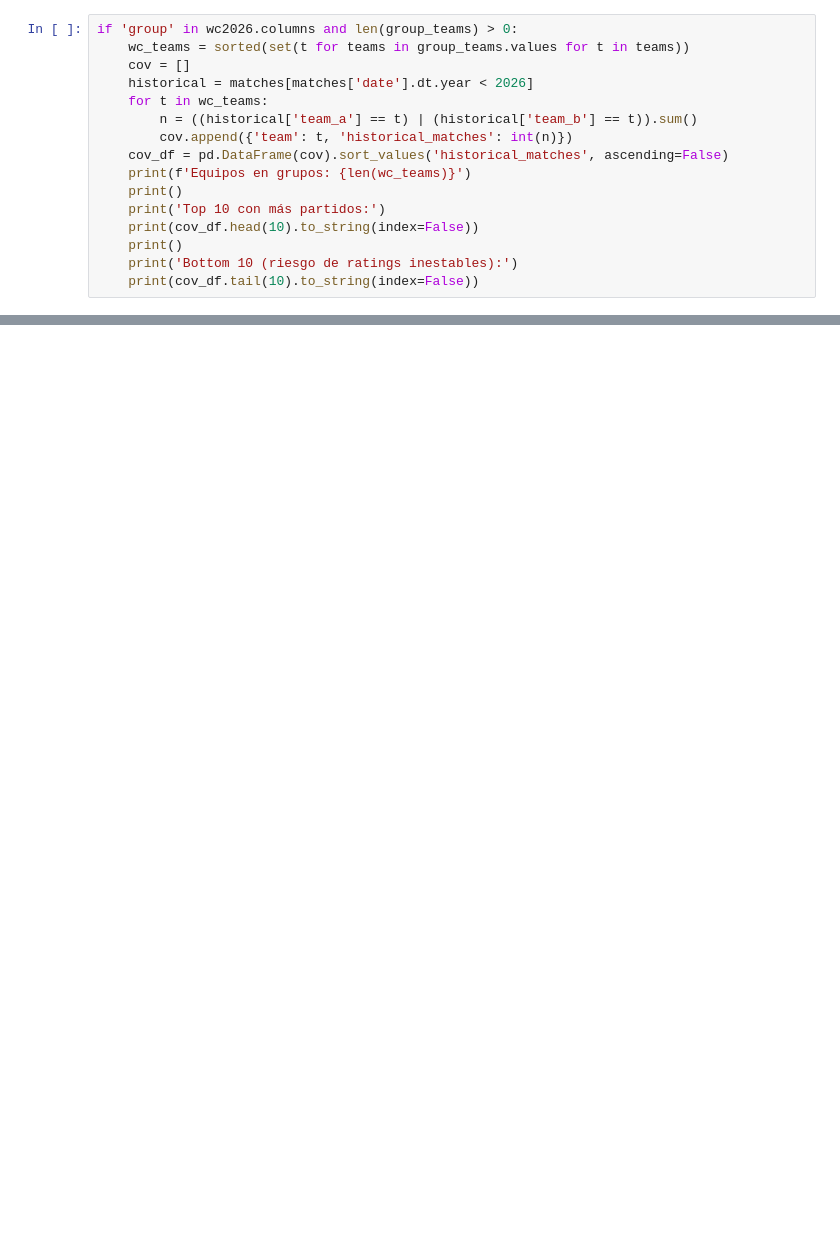
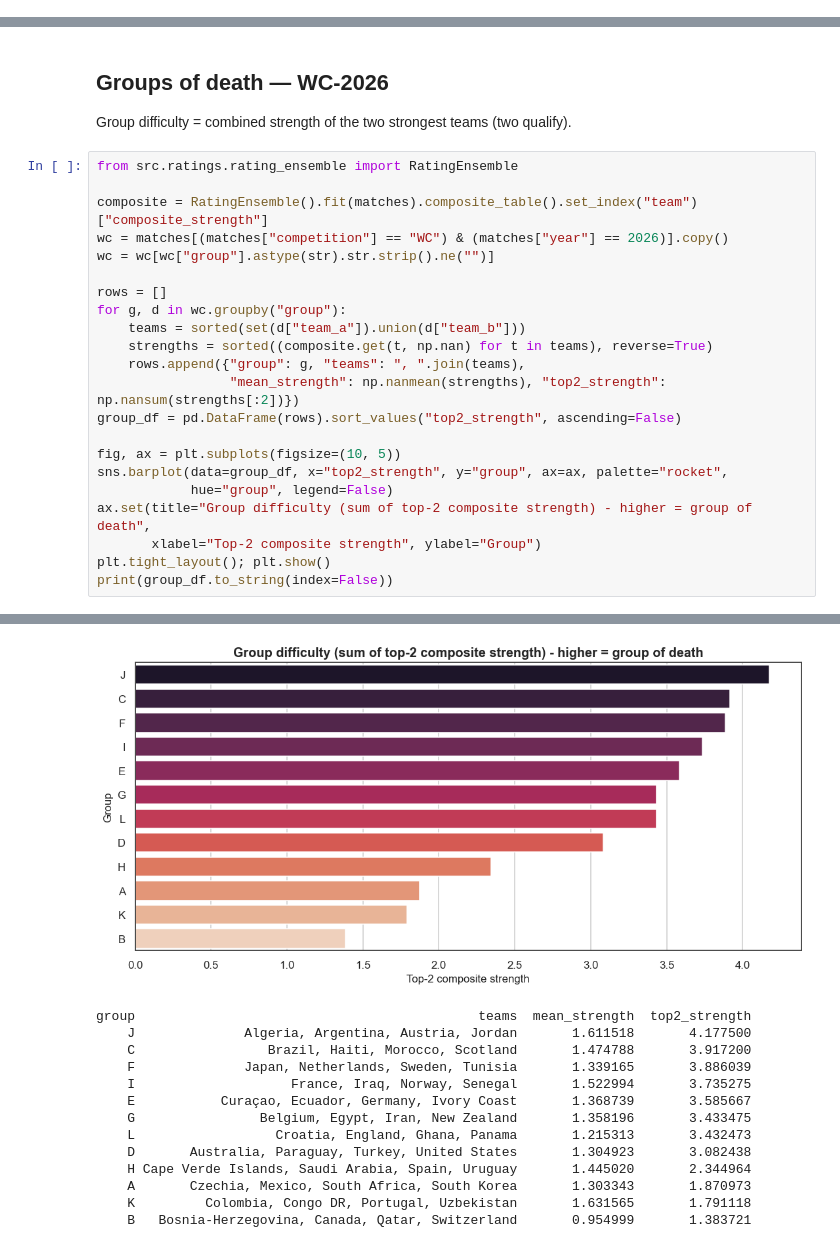
Before and after one commit to DSarceno/Portfolio, a Jupyter notebook: WorldCupPredictions/fifa-world-cup-2026-quiniela-v2/notebooks/01_exploration.ipynb, the cells around one changed output, grey strips where cells are left out. Saved outputs shown, nothing was run; the diff lists cells and outputs as text; blank space fills up the shorter version.

```diff
--- a/WorldCupPredictions/fifa-world-cup-2026-quiniela-v2/notebooks/01_exploration.ipynb
+++ b/WorldCupPredictions/fifa-world-cup-2026-quiniela-v2/notebooks/01_exploration.ipynb
@@ -88,16 +30,0 @@ Equipos con muy pocos partidos en el histórico van a tener ratings inestables
-# %%
-if 'group' in wc2026.columns and len(group_teams) > 0:
-    wc_teams = sorted(set(t for teams in group_teams.values for t in teams))
-    cov = []
-    historical = matches[matches['date'].dt.year < 2026]
-    for t in wc_teams:
-        n = ((historical['team_a'] == t) | (historical['team_b'] == t)).sum()
-        cov.append({'team': t, 'historical_matches': int(n)})
-    cov_df = pd.DataFrame(cov).sort_values('historical_matches', ascending=False)
-    print(f'Equipos en grupos: {len(wc_teams)}')
-    print()
-    print('Top 10 con más partidos:')
-    print(cov_df.head(10).to_string(index=False))
-    print()
-    print('Bottom 10 (riesgo de ratings inestables):')
-    print(cov_df.tail(10).to_string(index=False))
@@ -103,0 +96,27 @@ if 'group' in wc2026.columns and len(group_teams) > 0:
+# %% [markdown]
+## Groups of death — WC-2026
+
+Group difficulty = combined strength of the two strongest teams (two qualify).
+# %%
+from src.ratings.rating_ensemble import RatingEnsemble
+
+composite = RatingEnsemble().fit(matches).composite_table().set_index("team")["composite_strength"]
+wc = matches[(matches["competition"] == "WC") & (matches["year"] == 2026)].copy()
+wc = wc[wc["group"].astype(str).str.strip().ne("")]
+
+rows = []
+for g, d in wc.groupby("group"):
+    teams = sorted(set(d["team_a"]).union(d["team_b"]))
+    strengths = sorted((composite.get(t, np.nan) for t in teams), reverse=True)
+    rows.append({"group": g, "teams": ", ".join(teams),
+                 "mean_strength": np.nanmean(strengths), "top2_strength": np.nansum(strengths[:2])})
+group_df = pd.DataFrame(rows).sort_values("top2_strength", ascending=False)
+
+fig, ax = plt.subplots(figsize=(10, 5))
+sns.barplot(data=group_df, x="top2_strength", y="group", ax=ax, palette="rocket",
+            hue="group", legend=False)
+ax.set(title="Group difficulty (sum of top-2 composite strength) - higher = group of death",
+       xlabel="Top-2 composite strength", ylabel="Group")
+plt.tight_layout(); plt.show()
+print(group_df.to_string(index=False))
+# %% [output]
@@ -103,0 +127,14 @@ if 'group' in wc2026.columns and len(group_teams) > 0:
+[figure, added]
+group                                            teams  mean_strength  top2_strength
+    J              Algeria, Argentina, Austria, Jordan       1.611518       4.177500
+    C                 Brazil, Haiti, Morocco, Scotland       1.474788       3.917200
+    F              Japan, Netherlands, Sweden, Tunisia       1.339165       3.886039
+    I                    France, Iraq, Norway, Senegal       1.522994       3.735275
+    E           Curaçao, Ecuador, Germany, Ivory Coast       1.368739       3.585667
+    G                Belgium, Egypt, Iran, New Zealand       1.358196       3.433475
+    L                  Croatia, England, Ghana, Panama       1.215313       3.432473
+    D       Australia, Paraguay, Turkey, United States       1.304923       3.082438
+    H Cape Verde Islands, Saudi Arabia, Spain, Uruguay       1.445020       2.344964
+    A       Czechia, Mexico, South Africa, South Korea       1.303343       1.870973
+    K         Colombia, Congo DR, Portugal, Uzbekistan       1.631565       1.791118
+    B   Bosnia-Herzegovina, Canada, Qatar, Switzerland       0.954999       1.383721
```
Also changed, not shown: parts of 27 cells of this notebook, 10 other files.
